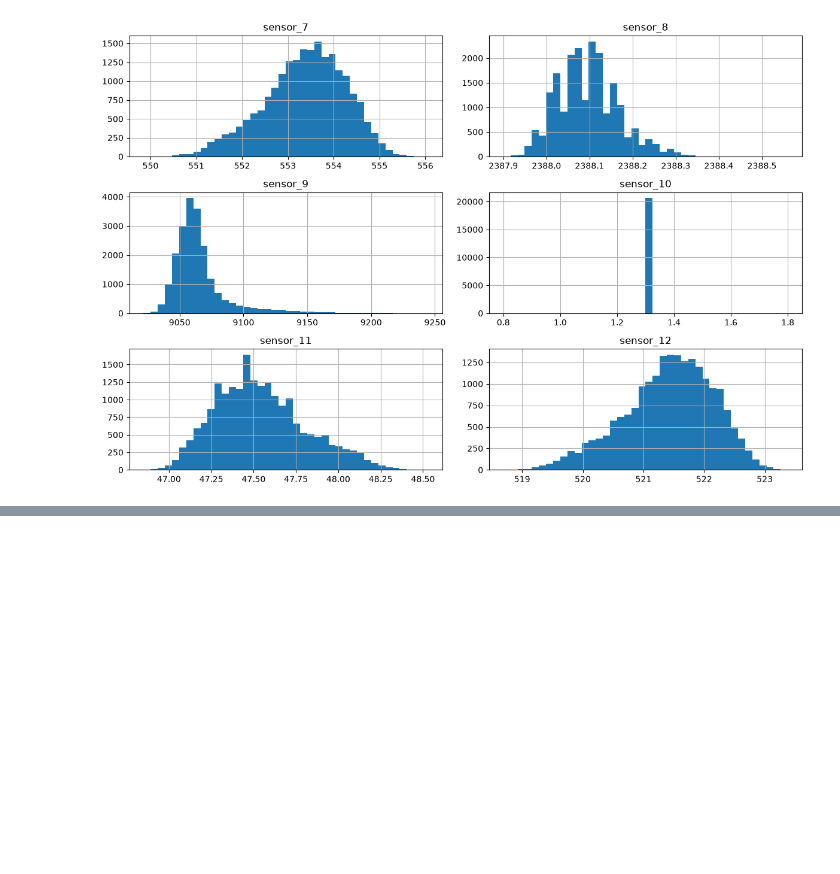
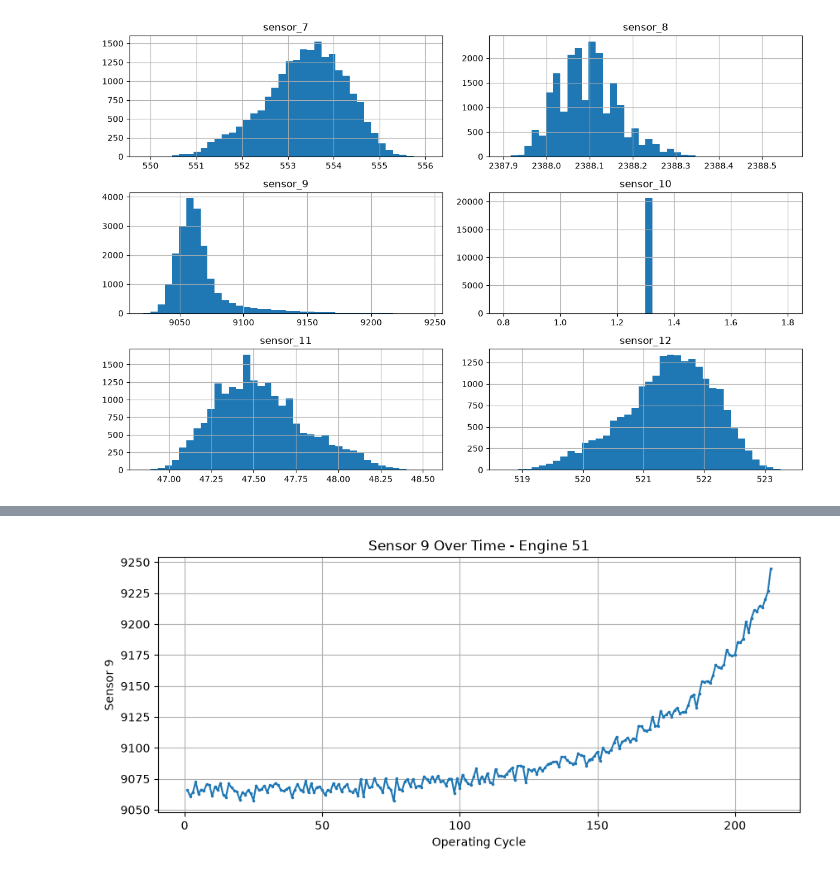
Before and after one commit to jay007i/predictive-maintenance, a Jupyter notebook: notebooks/01_data_understanding.ipynb, the cells around one changed output, grey strips where cells are left out. Drawn from its saved outputs; the diff is of its cells as text; code cells hidden in the pictures; blank space fills up the shorter version.

```diff
--- a/notebooks/01_data_understanding.ipynb
+++ b/notebooks/01_data_understanding.ipynb
@@ -200,0 +234,19 @@ plt.show()
+# %%
+engine_51 = df[df["engine_id"] == 51]
+
+plt.figure(figsize=(10,4))
+
+plt.plot(
+    engine_51["cycle"],
+    engine_51["sensor_9"],
+    marker=".",
+    markersize=3
+)
+
+plt.xlabel("Operating Cycle")
+plt.ylabel("Sensor 9")
+plt.title("Sensor 9 Over Time - Engine 51")
+plt.grid(True)
+plt.show()
+# %% [output]
+[figure, added]
```
Also changed, not shown: parts of 13 cells of this notebook.
